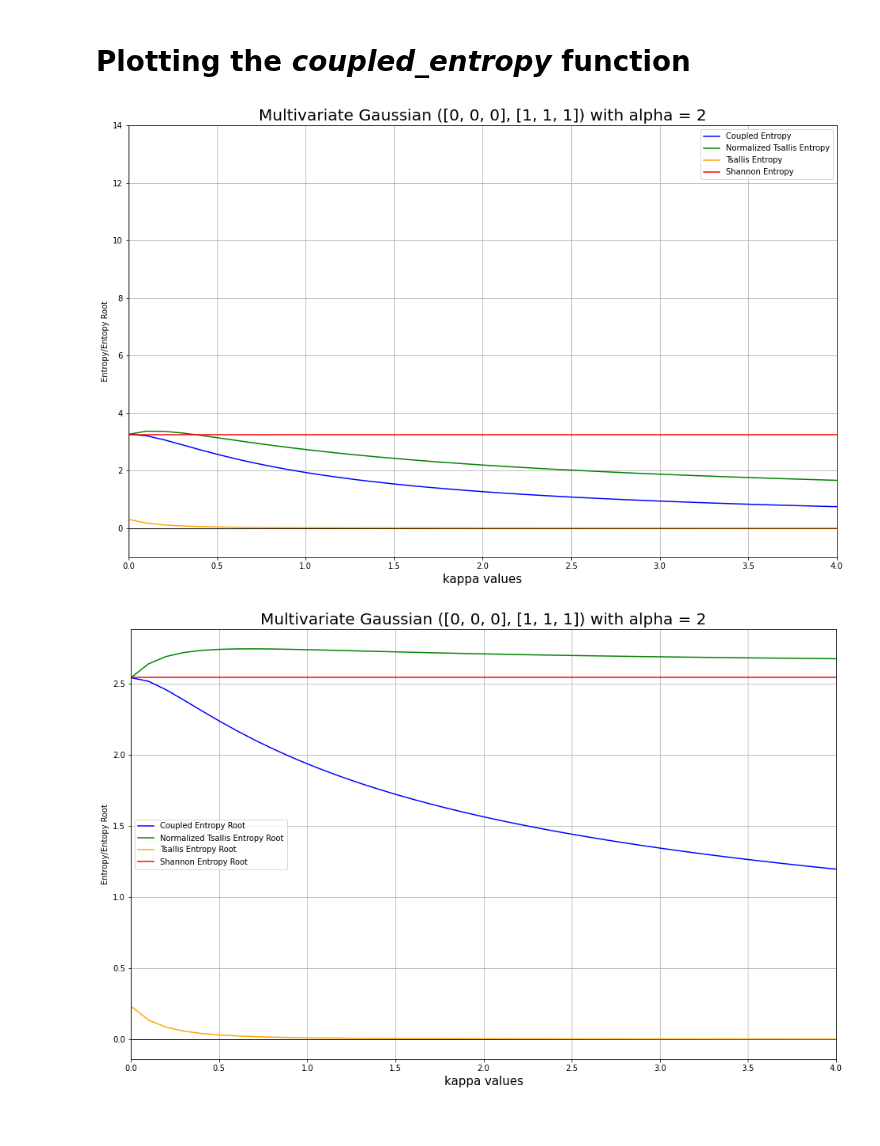
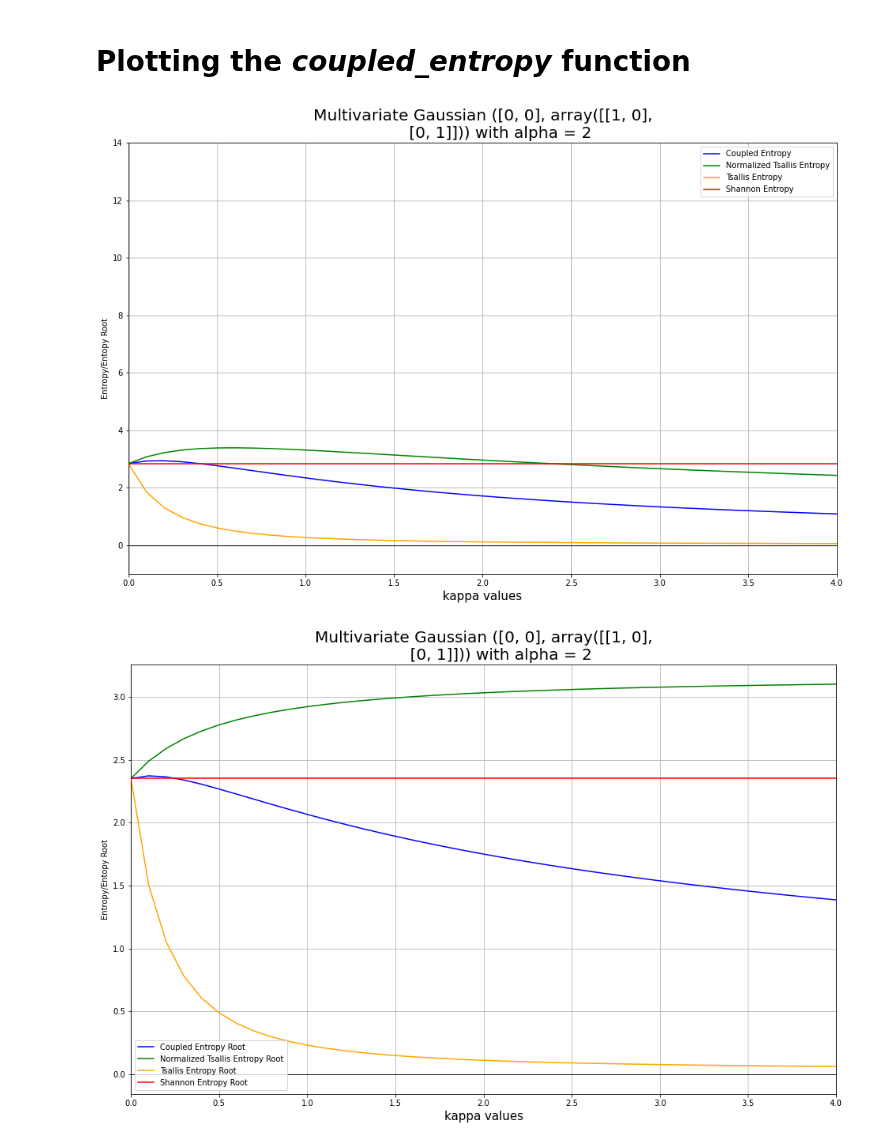
Before and after one commit to Photrek/Nonlinear-Statistical-Coupling, a Jupyter notebook: workspace/john/MultiVariate Testing.ipynb, the cells around one changed output. Drawn from its saved outputs; the diff is of its cells as text; code cells hidden in the pictures.

```diff
--- a/workspace/john/MultiVariate Testing.ipynb
+++ b/workspace/john/MultiVariate Testing.ipynb
@@ -9,7 +9,7 @@ import function as f
 
 import function_john as fj
 
-import coupled_probability_quad_int as cpqi
+import coupled_probability_quad_int_multi_dims as cpqi
 import function as func
 import numpy as np
 from datetime import datetime
@@ -21,9 +21,9 @@ loc, scale = 0, 1
 alpha = 2
 dim = 2
 
-my_normal = multivariate_normal(mean=[0, 0, 0])
+my_normal = multivariate_normal(mean=[0, 0])
 
-support = [-15, 15]
+support = [[-18, 18], [-18, 18]]
 # %% [markdown]
 # Testing the *coupled_cross_entropy* function
 # %%
@@ -93,16 +103,18 @@ plot_tsallisEntropyRoot = []
 plot_shannonEntropy = []
 plot_shannonEntropy_root = []
 
-kappa_values = [round(value, 1) for value in np.linspace(0, 4, 81)]
+kappa_values = [round(value, 1) for value in np.linspace(0, 4, 41)]
 n = len(kappa_values)
 
-mu, sigma = [0, 0, 0], [1, 1, 1]
+mu, cov = [0, 0], np.array([[1, 0],
+                            [0, 1]])
+
 dim = len(mu)
 alpha = 2
 
 for i in tqdm(range(len(kappa_values))):
     kappa = kappa_values[i]
-    temp_normal = multivariate_normal(mean=mu, cov=sigma)
+    temp_normal = multivariate_normal(mean=mu, cov=cov)
     y = temp_normal.pdf
     Y[kappa] = cpqi.coupled_entropy(y, kappa=kappa, alpha=alpha, dim=dim, support=support, root=False)
     plot_coupledEntropy.append(Y[kappa])
@@ -147,36 +159,36 @@ plt.plot(kappa_values, plot_shannonEntropy, label='Shannon Entropy',
          color='red')
 
 plt.grid()
-plt.title(f'Multivariate Gaussian {(mu), (sigma)} with alpha = {alpha}', fontsize=20)
+plt.title(f'Multivariate Gaussian {(mu), (cov)} with alpha = {alpha}', fontsize=20)
 plt.xlabel('kappa values', fontsize=15)
 plt.ylabel('Entropy/Entopy Root')
 plt.legend()
 plt.show();
 # %% [output]
-[figure, old version]
+[figure, new version]
 # %%
 fig, ax = plt.subplots(figsize=(16, 10))
 ax.axvline(c='black', lw=1)
 ax.axhline(c='black', lw=1)
 
 cm = plt.get_cmap('PiYG')
 plt.xlim(0, 4)
 #plt.ylim(-1, 6)
 
 plt.plot(kappa_values, plot_coupledEntropy_root, label='Coupled Entropy Root',
          color='blue')
 plt.plot(kappa_values, plot_tsallisEntropyRootNormalized, label='Normalized Tsallis Entropy Root',
          color='green')
 plt.plot(kappa_values, plot_tsallisEntropyRoot, label='Tsallis Entropy Root',
          color='orange')
 plt.plot(kappa_values, plot_shannonEntropy_root, label='Shannon Entropy Root',
          color='red')
 plt.grid()
-plt.title(f'Multivariate Gaussian {mu, sigma} with alpha = {alpha}', fontsize=20)
+plt.title(f'Multivariate Gaussian {mu, cov} with alpha = {alpha}', fontsize=20)
 plt.xlabel('kappa values', fontsize=15)
 plt.ylabel('Entropy/Entopy Root')
 plt.legend()
 plt.show();
 # %% [output]
-[figure, old version]
+[figure, new version]
 # %% [markdown]
```
Also changed, not shown: parts of 8 cells of this notebook, 2 other files.
